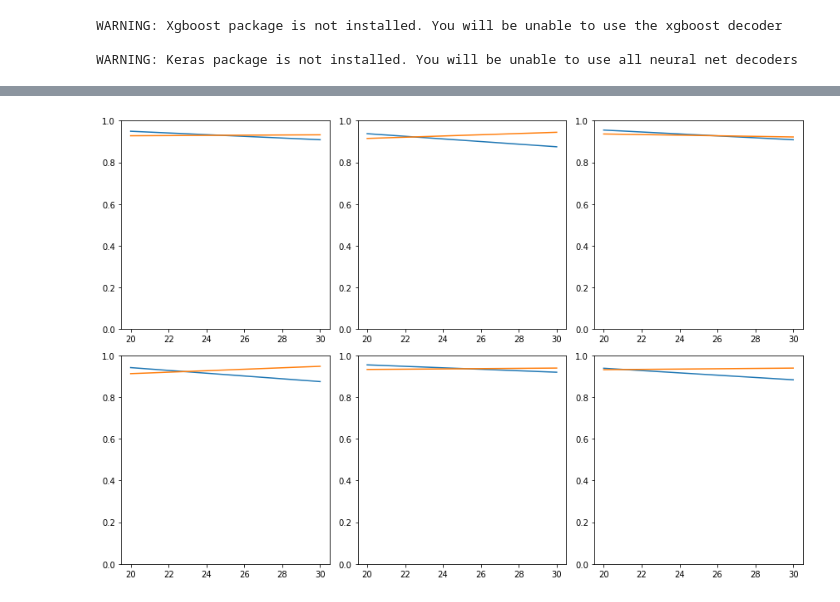
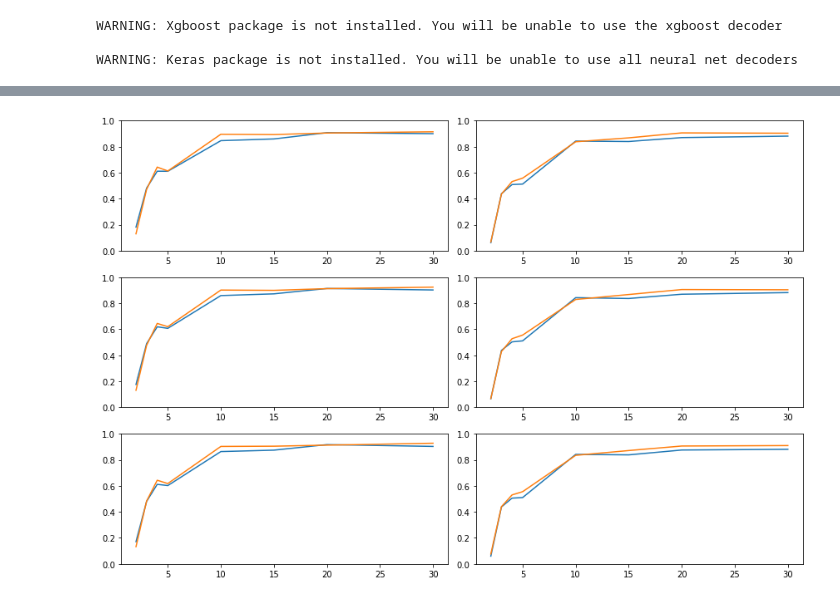
Before and after one commit to ntolley/ncm_2023, a Jupyter notebook: notebooks/num_neuron_sort.ipynb, the cells around one changed output, grey strips where cells are left out. Cells and saved outputs as stored; diff of their text form; code cells hidden in the pictures.

```diff
--- a/notebooks/num_neuron_sort.ipynb
+++ b/notebooks/num_neuron_sort.ipynb
@@ -33,18 +51,5 @@ neuron_list = notask_neural_df['unit'].unique()
-# %%
-trial_ids = task_neural_df['trial'].unique()
-num_trials_filtered = len(trial_ids)
-
-#Generate cv_dict for regular train/test/validate split
-cv_split = ShuffleSplit(n_splits=5, test_size=.25, random_state=3)
-val_split = ShuffleSplit(n_splits=1, test_size=.25, random_state=3)
-cv_dict = {}
-for fold, (train_val_idx, test_idx) in enumerate(cv_split.split(trial_ids)):
-    for t_idx, v_idx in val_split.split(train_val_idx): #No looping, just used to split train/validation sets
-        cv_dict[fold] = {'train_idx':trial_ids[train_val_idx[t_idx]],
-                        'test_idx':trial_ids[test_idx],
-                        'validation_idx':trial_ids[train_val_idx[v_idx]]}
 # %%
-neural_offset = 5 # try 50-150 ms offset
+neural_offset = 10 # try 50-150 ms offset
 window_size = 70
 label_col = 'layout'
 # %%
@@ -81,20 +86,24 @@ wiener_test_dict['notask'] = np.vstack(wiener_test_dict['notask'])
 sort_indices = np.argsort(np.mean(wiener_test_dict['notask'], axis=1))
 sorted_neuron_list = neuron_list[sort_indices]
 # %%
+# func_dict = {'wiener': contrastive_functions.run_wiener}
 func_dict = {'wiener': contrastive_functions.run_wiener, 'rnn': contrastive_functions.run_rnn}
 
-num_neuron_list = [20,30]
+num_neuron_list = [2,3,4,5,10,15,20,30]
+
 num_neuron_results_dict = {'sorted_neuron_list': sorted_neuron_list}
 for num_neurons in num_neuron_list:
 
+    neuron_subset = sorted_neuron_list[10:10+num_neurons]
+
     # Filter neural_df with task info to random subset of neurons
-    task_unit_mask = np.in1d(task_neural_df['unit'].values, sorted_neuron_list[:num_neurons])
+    task_unit_mask = np.in1d(task_neural_df['unit'].values, neuron_subset)
     layout_mask = task_neural_df['unit'].str.contains(pat='layout')
 
     task_neural_df_filtered = task_neural_df[np.logical_or.reduce([task_unit_mask, layout_mask])].reset_index(drop=True)
 
     # Filter neural_df without task info to random subset of neurons
-    notask_unit_mask = np.in1d(notask_neural_df['unit'].values, sorted_neuron_list[:num_neurons])
+    notask_unit_mask = np.in1d(notask_neural_df['unit'].values, neuron_subset)
     notask_neural_df_filtered = notask_neural_df[np.logical_or.reduce([notask_unit_mask])].reset_index(drop=True)
 
     df_dict = {'task': {'df': task_neural_df_filtered, 'task_info': True, 'num_cat': 4}, # num_cat = number of categorical features
@@ -105,6 +114,7 @@ for num_neurons in num_neuron_list:
     for func_name, func in func_dict.items():
         decode_results[func_name] = dict()
         for df_type, pred_df in df_dict.items():
+            print(f'{func_name}_{df_type} num_neurons: {num_neurons}')
             model, res_dict = func(wrist_df, pred_df['df'], neural_offset, cv_dict, metadata, task_info=pred_df['task_info'],
                                     window_size=window_size, num_cat=pred_df['num_cat'], label_col=label_col)
 
@@ -133,23 +143,26 @@ Epoch: 70/1000 ... Train Loss: 0.2193  ... Validation Loss: 0.3827
 # %%
+decoder_type = 'rnn'
+# decoder_type = 'wiener'
+
 task_test_corr = list()
 notask_test_corr = list()
 for num_neurons in num_neuron_list:
     res_dict = num_neuron_results_dict[f'num_neuron_{num_neurons}']
-    task_test_corr.append(np.stack(res_dict['rnn']['task']['test_corr']))
-    notask_test_corr.append(np.stack(res_dict['rnn']['notask']['test_corr']))
+    task_test_corr.append(np.stack(res_dict[decoder_type]['task']['test_corr']))
+    notask_test_corr.append(np.stack(res_dict[decoder_type]['notask']['test_corr']))
 
 task_test_corr = np.stack(task_test_corr)
 notask_test_corr = np.stack(notask_test_corr)
 # %%
 plt.figure(figsize=(12, 8))
 for plot_idx in range(6):
-    plt.subplot(2,3,plot_idx+1)
+    plt.subplot(3,2,plot_idx+1)
     plt.plot(num_neuron_list, notask_test_corr[:, plot_idx])
     plt.plot(num_neuron_list, task_test_corr[:, plot_idx])
 
     plt.ylim(0, 1)
 
 
 plt.tight_layout()
 # %% [output]
-[figure, old version]
+[figure, new version]
```
Also changed, not shown: parts of 12 cells of this notebook, 6 other files.
